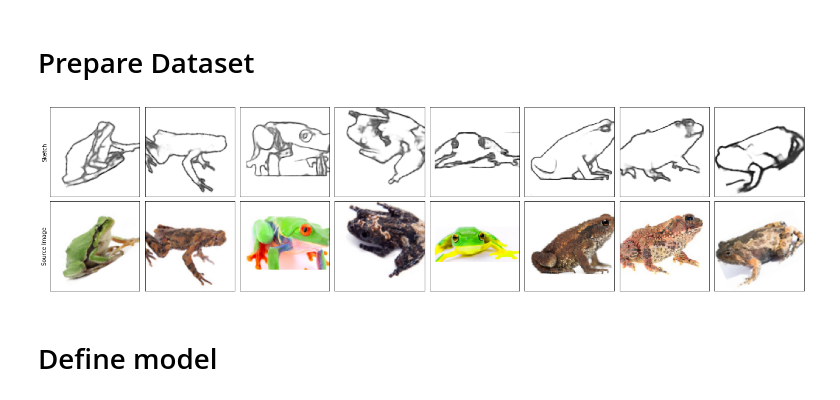
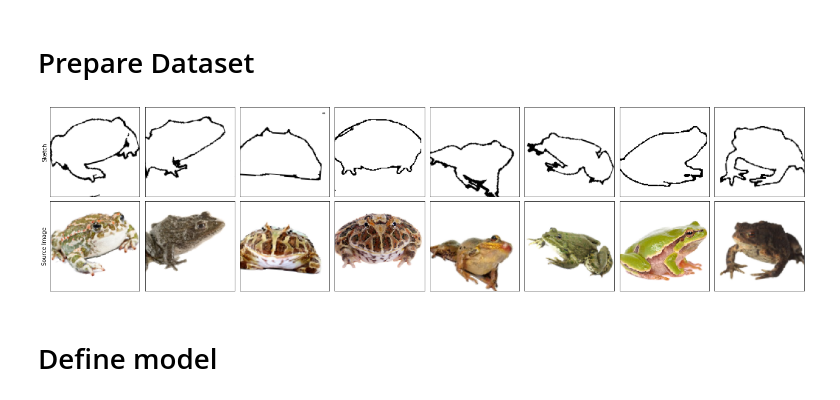
Before and after one commit to yleneb/sketch2frog, a Jupyter notebook: sketch2frog/notebooks/3. sketch2frog.ipynb, the cells around one changed output. Drawn from its saved outputs; the diff is of its cells as text; code cells hidden in the pictures.

Commit message:
Training on new datasets

```diff
--- a/sketch2frog/notebooks/3. sketch2frog.ipynb
+++ b/sketch2frog/notebooks/3. sketch2frog.ipynb
@@ -37,9 +37,9 @@ import tensorflow as tf
 from tensorflow.keras import Model, layers
 from tensorflow.keras.utils import plot_model
 
-USE_WANDB = False
+USE_WANDB = True
 IS_TEST = False
-NEW_DATASET = False#True
+NEW_DATASET = True
 
 PATH = pathlib.Path.cwd()
 DATA_DIR = PATH.parent / 'data'
@@ -47,8 +47,8 @@ MODELS_DIR = PATH.parent / 'models'
 VIZ_DIR = PATH.parent / 'visualisations'
 
 if NEW_DATASET:
-    IMAGES_DIR = DATA_DIR / 'interim' / 'U-2-Net output'
-    SKETCH_DIR = DATA_DIR / "interim"/ "DexiNed(U-2-Net ouput)" / "DexiNed-BIPED2CLASSIC" / "fuse"
+    IMAGES_DIR = DATA_DIR / 'processed' / 'targets'
+    SKETCH_DIR = DATA_DIR / 'processed' / 'sketches'
 
 elif not NEW_DATASET:
     IMAGES_DIR = DATA_DIR / 'raw' / 'data-224'
@@ -235,35 +244,35 @@ def show_batch(dataset, size=3, max_examples=8):
     for large batch sizes limit number to print"""
 
     # get a batch and prep the figure
     for sketch_batch, image_batch in dataset.take(1):
         # determine how many images to plot
         to_plot = min(sketch_batch.shape[0], max_examples)
         fig, axs = plt.subplots(2, to_plot, figsize=(size*to_plot, size*2))
 
         # print each img in the batch
         for i, (sketch, image) in enumerate(zip(sketch_batch, image_batch)):
             axs[0,i].imshow(sketch.numpy().squeeze(), cmap='gray')
             axs[1,i].imshow((image.numpy().squeeze()+1)/2)
             if i == to_plot-1:
                 break
 
     # remove axis ticks
     for ax in matplotlib.cbook.flatten(axs):
         ax.set(xticks=[], yticks=[])
 
     # set titles
     axs[0,0].set_ylabel('Sketch')
     axs[1,0].set_ylabel('Source Image')
 
     # adjust styling and show
     fig.patch.set_facecolor('white')
     plt.subplots_adjust(wspace=0.05, hspace=0.05)
     plt.show()
     plt.close()
 
-show_batch(train_ds)
+show_batch(train_ds, max_examples=8)
 # %% [output]
-[figure, old version]
+[figure, new version]
 # %% [markdown]
 # Define model
 # %% [markdown]
```
Also changed, not shown: parts of 12 cells of this notebook.
